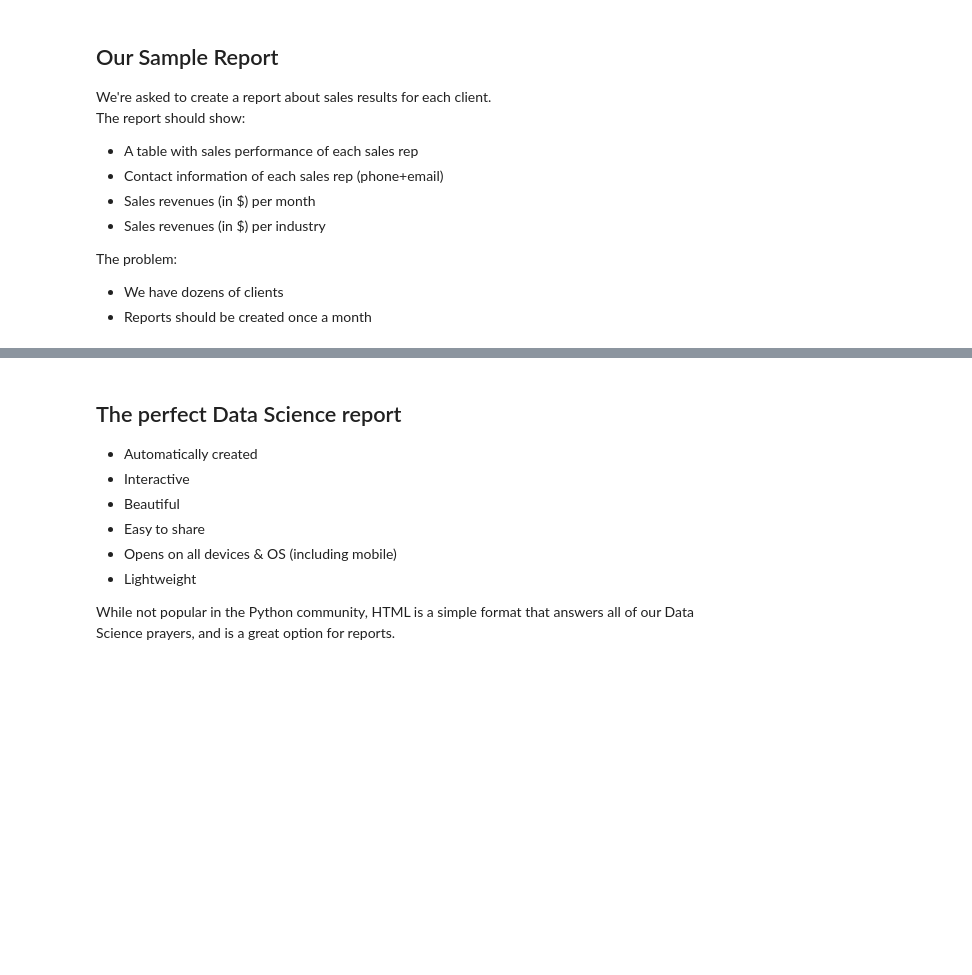
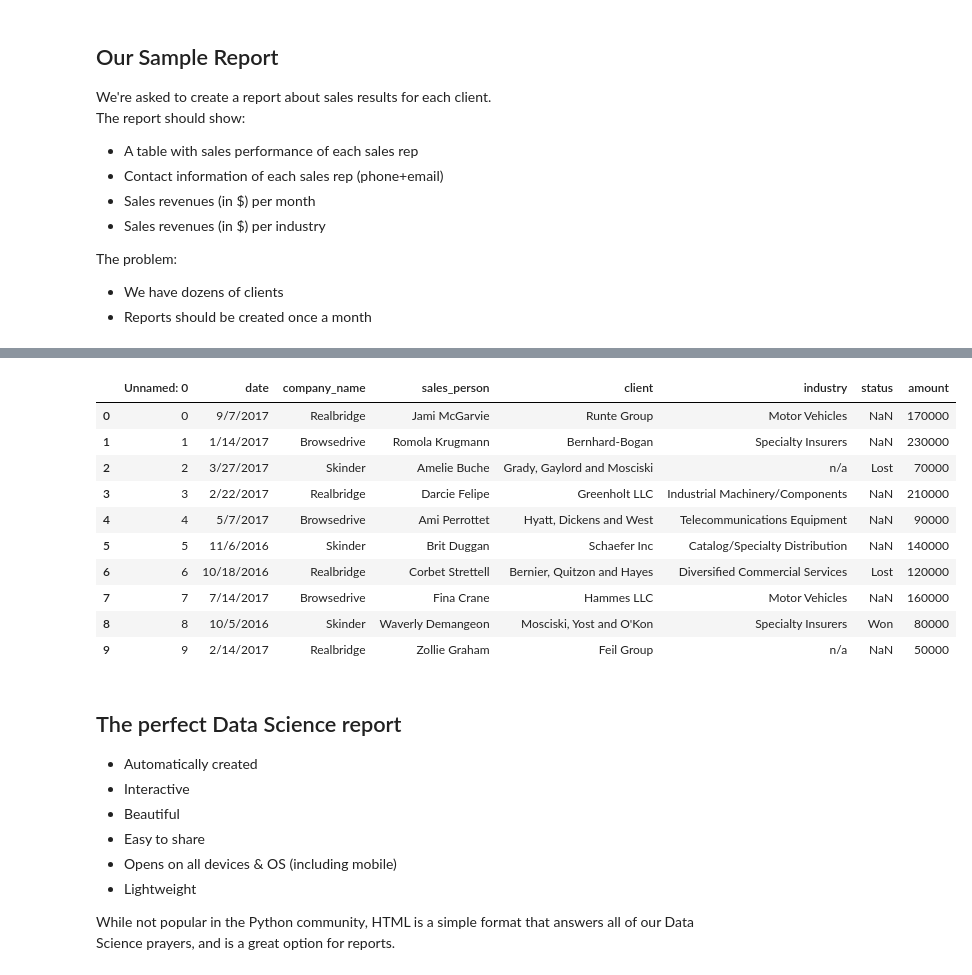
Before and after one commit to omriallouche/creating_html_reports_pydata_tlv_2017, a Jupyter notebook: PyData_create_html_reports.ipynb, the cells around one changed output, grey strips where cells are left out. Saved outputs shown, nothing was run; the diff lists cells and outputs as text; code cells hidden in the pictures; blank space fills up the shorter version.

```diff
--- a/PyData_create_html_reports.ipynb
+++ b/PyData_create_html_reports.ipynb
@@ -33,3 +40,19 @@ The problem:
+# %%
+import pandas as pd
+data = pd.read_csv('sales_data.csv')
+data.head(10)
+# %% [output]
+|  | Unnamed: 0 | date | company_name | sales_person | client | industry | status | amount |
+| 0 | 0 | 9/7/2017 | Realbridge | Jami McGarvie | Runte Group | Motor Vehicles | NaN | 170000 |
+| 1 | 1 | 1/14/2017 | Browsedrive | Romola Krugmann | Bernhard-Bogan | Specialty Insurers | NaN | 230000 |
+| 2 | 2 | 3/27/2017 | Skinder | Amelie Buche | Grady, Gaylord and Mosciski | n/a | Lost | 70000 |
+| 3 | 3 | 2/22/2017 | Realbridge | Darcie Felipe | Greenholt LLC | Industrial Machinery/Components | NaN | 210000 |
+| 4 | 4 | 5/7/2017 | Browsedrive | Ami Perrottet | Hyatt, Dickens and West | Telecommunications Equipment | NaN | 90000 |
+| 5 | 5 | 11/6/2016 | Skinder | Brit Duggan | Schaefer Inc | Catalog/Specialty Distribution | NaN | 140000 |
+| 6 | 6 | 10/18/2016 | Realbridge | Corbet Strettell | Bernier, Quitzon and Hayes | Diversified Commercial Services | Lost | 120000 |
+| 7 | 7 | 7/14/2017 | Browsedrive | Fina Crane | Hammes LLC | Motor Vehicles | NaN | 160000 |
+| 8 | 8 | 10/5/2016 | Skinder | Waverly Demangeon | Mosciski, Yost and O'Kon | Specialty Insurers | Won | 80000 |
+| 9 | 9 | 2/14/2017 | Realbridge | Zollie Graham | Feil Group | n/a | NaN | 50000 |
 # %% [markdown]
 ## The perfect Data Science report
 - Automatically created
```
Also changed, not shown: parts of 1 cell of this notebook, 1 other file.
